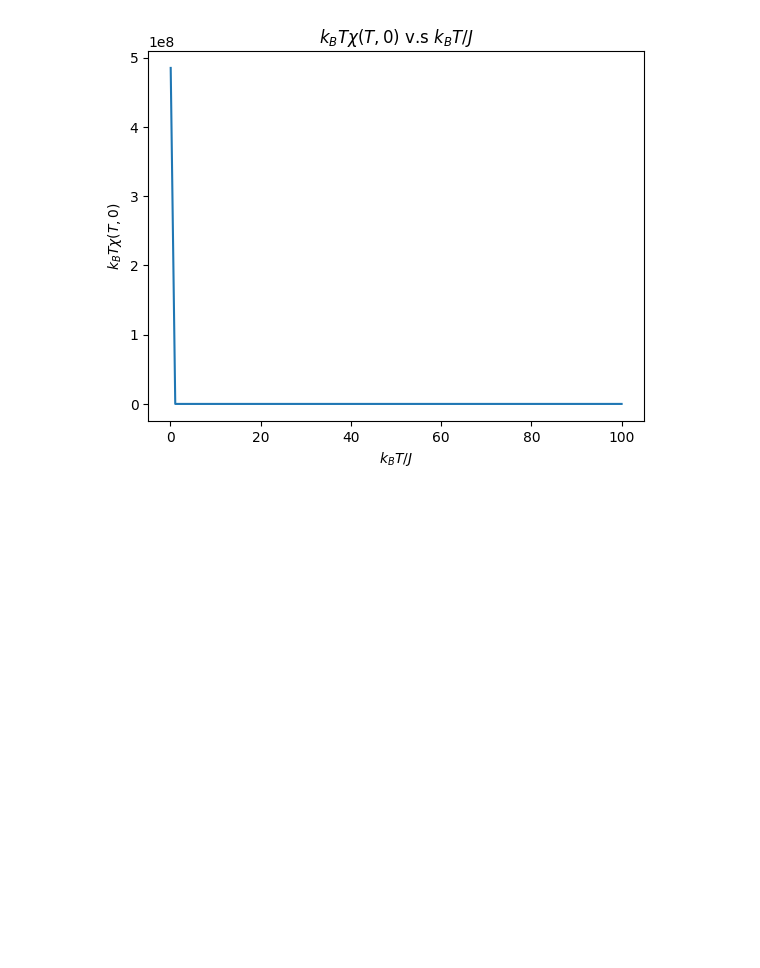
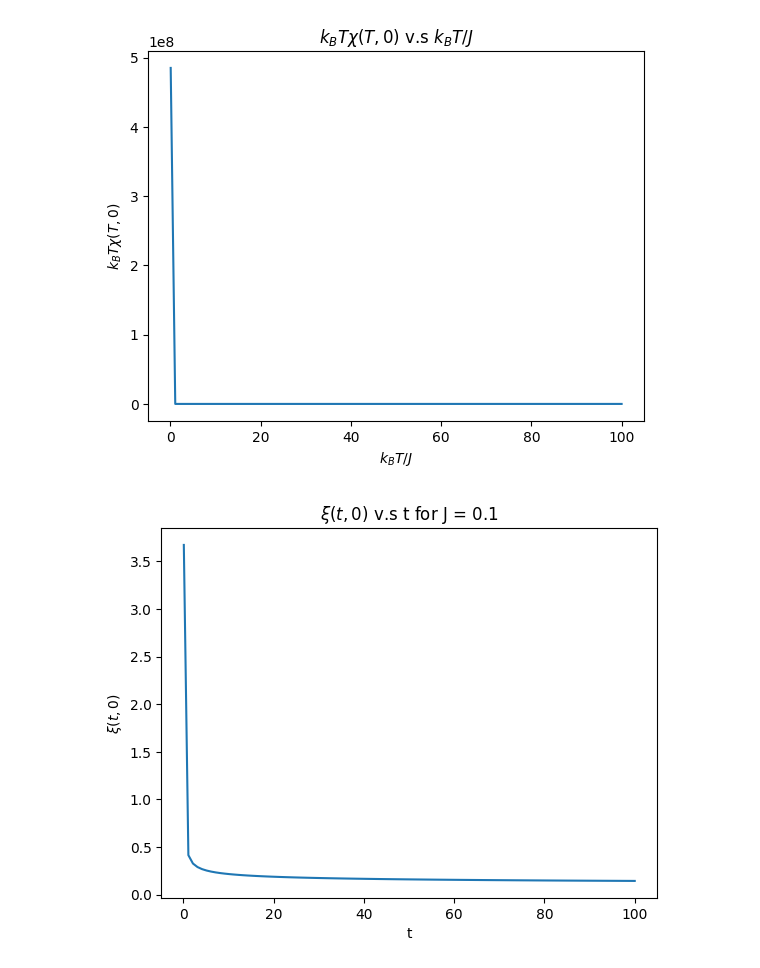
Before and after one commit to EfremCarnate/PythonThings, a Jupyter notebook: Extra/Ising_FreeEnergy.ipynb, the cells around one changed output. Drawn from its saved outputs; the diff is of its cells as text; code cells hidden in the pictures; blank space fills up the shorter version.

```diff
--- a/Extra/Ising_FreeEnergy.ipynb
+++ b/Extra/Ising_FreeEnergy.ipynb
@@ -158,3 +165,17 @@ plt.ylabel("$k_B T \u03C7(T,0)$")
 plt.show()
 # %% [output]
 [figure]
+# %%
+def corr(t, J):
+    C = np.log(np.tanh(J/t))
+    C = -1/C
+    return C
+t = np.linspace(0.1, 100, 100)
+plt.plot(t, corr(t,0.1))
+plt.title("$\u03BE(t,0)$ v.s t for J = 0.1")
+plt.xlabel("t")
+plt.ylabel("$\u03BE(t,0)$")
+plt.savefig('corr.png')
+plt.show()
+# %% [output]
+[figure, added]
```
Also changed, not shown: parts of 5 cells of this notebook.
